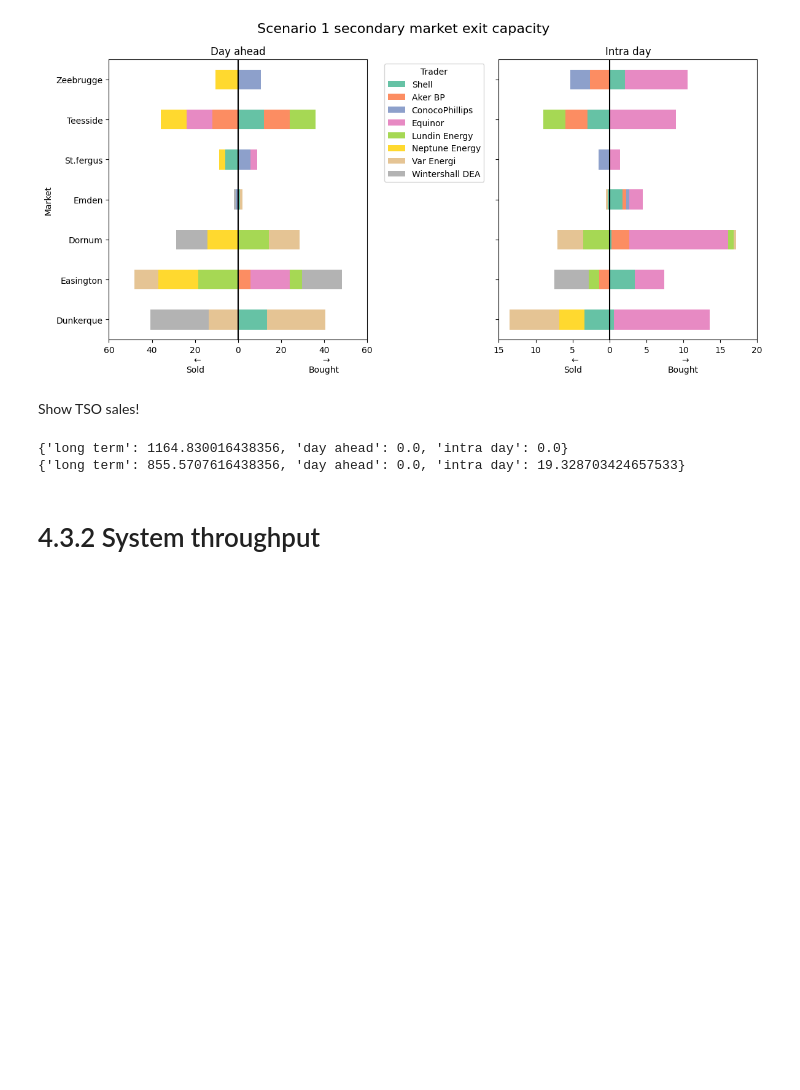
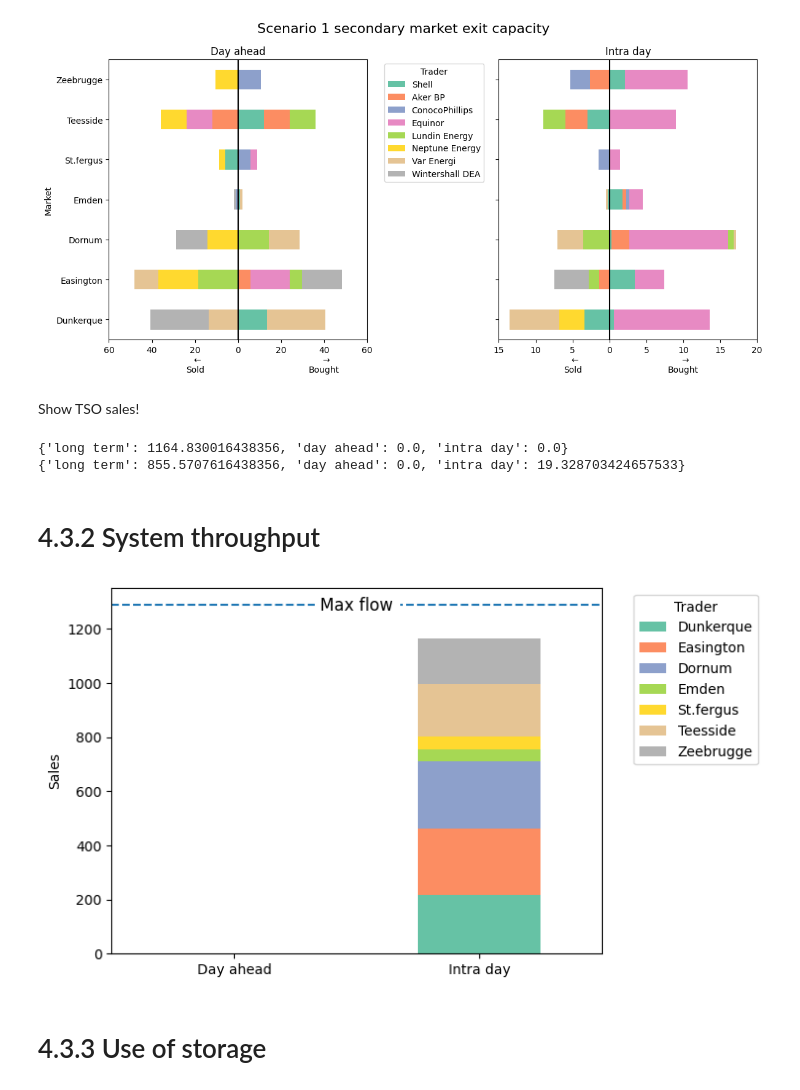
Before and after one commit to berendmarkhorst/secondary_gas_market, a Jupyter notebook: analysis.ipynb, the cells around one changed output. Drawn from its saved outputs; the diff is of its cells as text; code cells hidden in the pictures; blank space fills up the shorter version.

```diff
--- a/analysis.ipynb
+++ b/analysis.ipynb
@@ -329,16 +329,32 @@ print(result_exit)
 {'long term': 855.5707616438356, 'day ahead': 0.0, 'intra day': 19.328703424657533}
 # %% [markdown]
 # 4.3.2 System throughput
-# %%
-result_entry = {}
-result_exit = {}
-for specific_name in ["long term", "day ahead", "intra day"]:
-    for m in problem.stages:
-        if m.name == specific_name:
-            result_entry[specific_name] = 0
-            result_exit[specific_name] = 0
-            for m_tilde in m.all_parents + [m]:
-                result_entry[specific_name] += sum(m_tilde.probability * get_value_from_solution(f"s_plus[{n.node_id},{m_tilde.stage_id},{k.commodity_id}]", solution) for n in m_tilde.nodes for k in problem.commodities if m_tilde.name == specific_name)
-                result_exit[specific_name] += sum(m_tilde.probability * get_value_from_solution(f"s_minus[{n.node_id},{m_tilde.stage_id},{k.commodity_id}]", solution) for n in m_tilde.nodes for k in problem.commodities if m_tilde.name == specific_name)
-print(result_entry)
-print(result_exit)
+# %%
+result = {}
+for specific_name in ["day ahead", "intra day"]:
+    result[specific_name.capitalize()] = {}
+    for n in problem.stages[0].nodes:
+        result[specific_name.capitalize()][n.name.capitalize()] = sum(m.probability * get_value_from_solution(f"q_sales[{t.trader_id},{n.node_id},{m.stage_id},{k.commodity_id},{d}]", solution) for m in problem.stages for n_tilde in m_tilde.nodes for t in problem.traders for k in problem.commodities for d in problem.d_list if m.name == specific_name and n_tilde.name == n.name)
+# %%
+df = pd.DataFrame(result)
+
+# Remove empty rows
+df = df.loc[~(df.eq(0).all(axis=1))]
+
+df.T.plot(kind="bar", stacked=True, cmap="Set2")
+
+plt.xticks(rotation=0)
+
+plt.legend(title="Trader", bbox_to_anchor=(1.05, 1), loc="upper left")
+plt.ylabel("Sales")
+
+max_flow = 322*4
+plt.axhline(y=max_flow, linestyle="--")
+plt.text(0.5, max_flow, 'Max flow', fontsize=12, va='center', ha='center', backgroundcolor='w')
+
+
+plt.show()
+# %% [output]
+[figure, added]
+# %% [markdown]
+# 4.3.3 Use of storage
```
Also changed, not shown: parts of 6 cells of this notebook.
